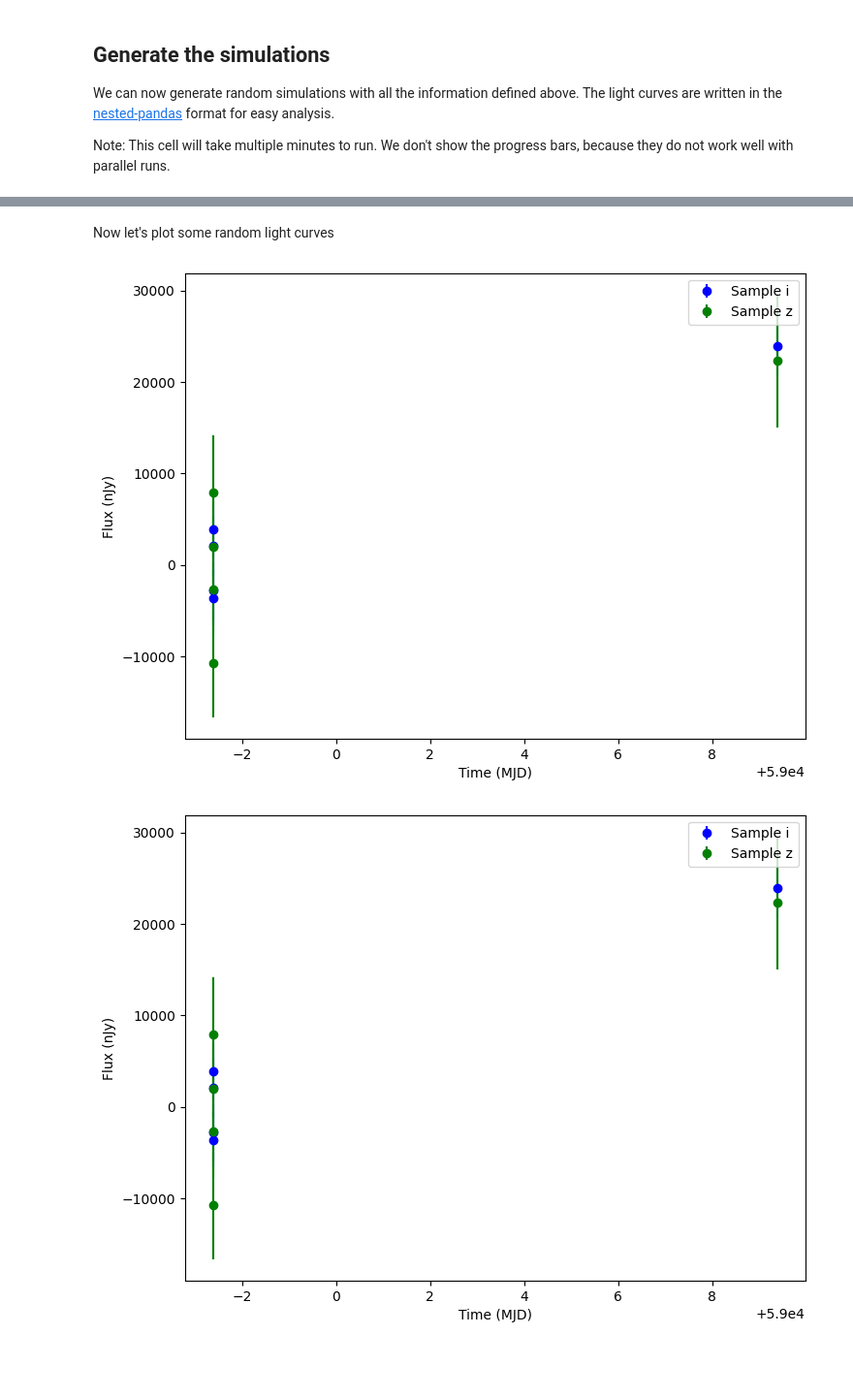
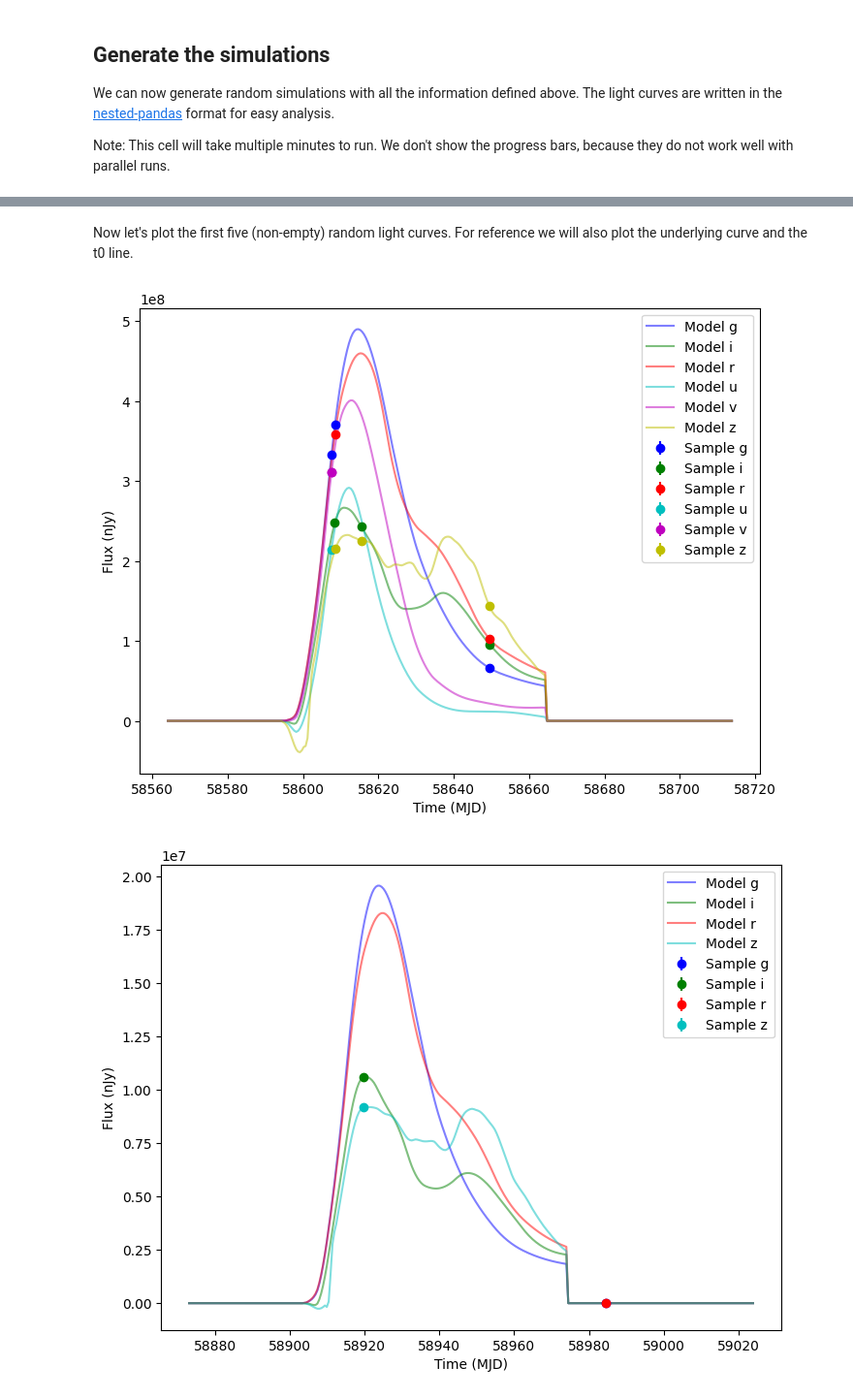
Before and after one commit to lincc-frameworks/lightcurvelynx, a Jupyter notebook: docs/notebooks/pre_executed/skymapper_example.ipynb, the cells around one changed output, grey strips where cells are left out. Shown at 97% size. Saved outputs shown, nothing was run; the diff lists cells and outputs as text; code cells hidden in the pictures; blank space fills up the shorter version.

```diff
--- a/docs/notebooks/pre_executed/skymapper_example.ipynb
+++ b/docs/notebooks/pre_executed/skymapper_example.ipynb
@@ -100,6 +107,6 @@ We start with "sampler" nodes that specify the distribution from which we would
 # %%
 ra_dec_sampler = ObsTableUniformRADECSampler(ops_data)
-redshift_sampler = NumpyRandomFunc("uniform", low=0.01, high=0.2)
+redshift_sampler = NumpyRandomFunc("uniform", low=0.001, high=0.01)
 # %% [markdown]
 We compute the physical parameters as follows:
 # %%
@@ -156,11 +163,10 @@ lightcurves = simulate_lightcurves(
     pb_group,  # The passband group (which includes the g-band passband we loaded).
     num_jobs=8,  # Use 8 workers to speed up the simulation.
     progress_bar=False,  # Do not show the progress bar (since we are only running in parallel)
-    rest_time_window_offset=(-50, 100),  # Simulate from -50 to +100 days in the rest frame.
+    rest_time_window_offset=(-50, 100),  # Simulate from -50 to +100 days of t0 in the rest frame.
 )
 
-# Drop the parameters column to make the output more concise.
-lightcurves = lightcurves.drop(columns=["params"])
-lightcurves.head()
+# Show the first few entries, dropping the "params" column to make the output more concise.
+lightcurves.drop(columns=["params"]).head()
 # %% [output]
 |  | id | ra | dec | nobs | t0 | z | lightcurve |
@@ -172,26 +178,40 @@ lightcurves.head()
 5 rows x 7 columns
 # %% [markdown]
-Now let's plot some random light curves
+Now let's plot the first five (non-empty) random light curves. For reference we will also plot the underlying curve and the t0 line.
 # %%
 lightcurves = lightcurves.dropna(subset=["lightcurve"])
-random_ids = np.random.choice(len(lightcurves), 3)
+num_to_show = np.min([5, len(lightcurves)])
 
-for random_id in random_ids:
+for idx in range(num_to_show):
     # Extract the row for this object.
-    lc = lightcurves.iloc[random_id]
+    lc = lightcurves.iloc[idx]
 
-    # Unpack the nested columns (filters, mjd, flux, and flux error).
+    # Unpack the nested columns (filters, mjd, flux, and flux error). This is the
+    # data from the simulation itself.
     lc_filters = np.asarray(lc["lightcurve"]["filter"], dtype=str)
     lc_mjd = np.asarray(lc["lightcurve"]["mjd"], dtype=float)
-    lc_flux = np.asarray(lc["lightcurve"]["flux"], dtype=float)
+    lc_flux = np.asarray(lc["lightcurve"]["flux_perfect"], dtype=float)
     lc_fluxerr = np.asarray(lc["lightcurve"]["fluxerr"], dtype=float)
+
+    # Extract the parameters used during the simulation of this object (stored in the "params" column).
+    # Use that to compute the noise-free light curve for this object, which we will plot alongside the
+    # simulated light curve.
+    noise_free_lcs = compute_single_noise_free_lightcurve(
+        source,
+        GraphState.from_dict(lc["params"]),
+        pb_group,
+        rest_frame_phase_min=-50.0,  # 50 days before t0
+        rest_frame_phase_max=100.0,  # 100 days after t0
+        rest_frame_phase_step=0.5,  # 2 samples per day
+    )
 
     plot_lightcurves(
         fluxes=lc_flux,
         times=lc_mjd,
         fluxerrs=lc_fluxerr,
         filters=lc_filters,
+        underlying_model=noise_free_lcs,
     )
 # %% [output]
-[figure, old version]
+[figure, new version]
-[figure, old version]
+[figure, new version]
```
Also changed, not shown: parts of 6 cells of this notebook.
